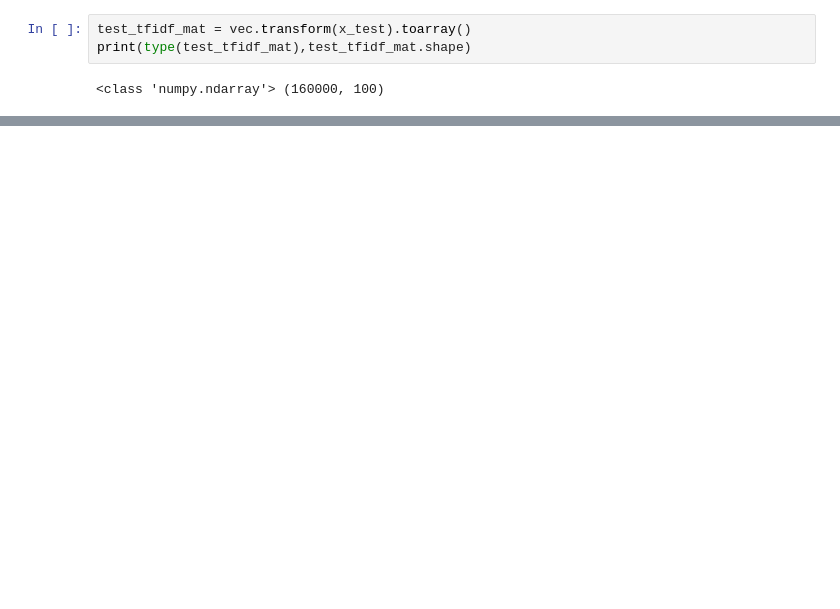
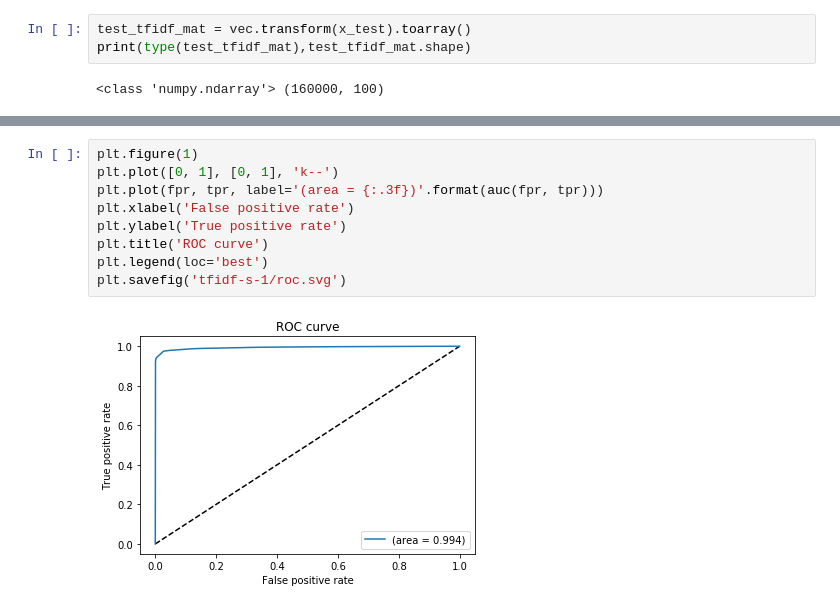
Before and after one commit to mohibeyki/bot-detection-sample, a Jupyter notebook: tf-idf.ipynb, the cells around one changed output, grey strips where cells are left out. Cells and saved outputs as stored; diff of their text form; blank space fills up the shorter version.

```diff
--- a/tf-idf.ipynb
+++ b/tf-idf.ipynb
@@ -134,3 +162,14 @@ print(type(test_tfidf_mat),test_tfidf_mat.shape)
+# %%
+plt.figure(1)
+plt.plot([0, 1], [0, 1], 'k--')
+plt.plot(fpr, tpr, label='(area = {:.3f})'.format(auc(fpr, tpr)))
+plt.xlabel('False positive rate')
+plt.ylabel('True positive rate')
+plt.title('ROC curve')
+plt.legend(loc='best')
+plt.savefig('tfidf-s-1/roc.svg')
+# %% [output]
+[figure, added]
 # %%
 score, acc, p, r = model.evaluate(test_tfidf_mat, y_test)
 print('score:', score)
```
Also changed, not shown: parts of 15 cells of this notebook, 8 other files.
